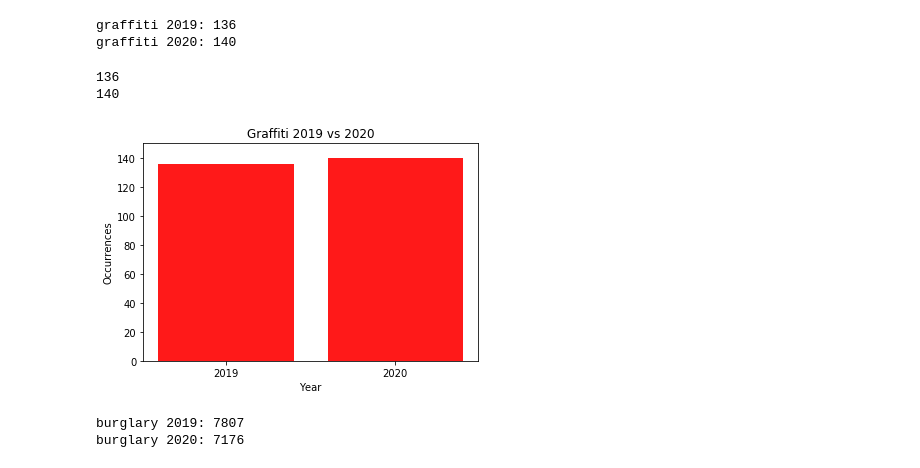
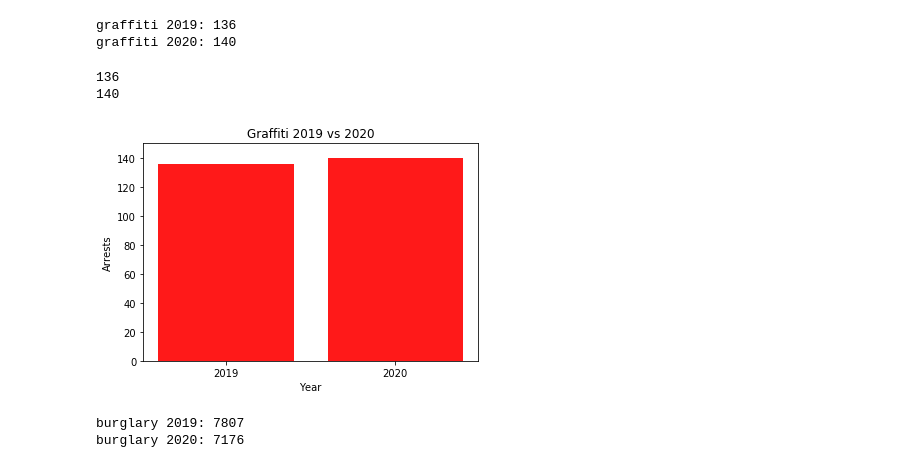
Before and after one commit to ibeth92/Crime_in_the_Time_of_COVID, a Jupyter notebook: rick.project1.ipynb, the cells around one changed output. Drawn from its saved outputs; the diff is of its cells as text; code cells hidden in the pictures.

```diff
--- a/rick.project1.ipynb
+++ b/rick.project1.ipynb
@@ -196,23 +196,23 @@ graffiti 2020: 140
 # %%
 graffiti2019_count = graffiti2019["Address"].count()
 print(graffiti2019_count)
 graffiti2020_count = graffiti2020["Address"].count()
 print(graffiti2020_count)
 counts =[graffiti2019_count,graffiti2020_count]
 x_axis = np.arange(len(counts))
 
 plt.bar(x_axis, counts, color='r', alpha=0.9, align="center")
 tick_locations = [value for value in x_axis]
 plt.xticks(tick_locations, ["2019", "2020"])
 plt.ylim(0,150)
 plt.title("Graffiti 2019 vs 2020")
 plt.xlabel("Year")
-plt.ylabel("Occurrences")
+plt.ylabel("Arrests")
 plt.show()
 # %% [output]
 136
 140
-[figure, old version]
+[figure, new version]
 # %%
 burglary2019 = crime_data2019[crime_data2019['Highest Offense Description'].str.contains("BURGLARY")]
 print(f"burglary 2019: {len(burglary2019)}")
```
Also changed, not shown: parts of 22 cells of this notebook.
